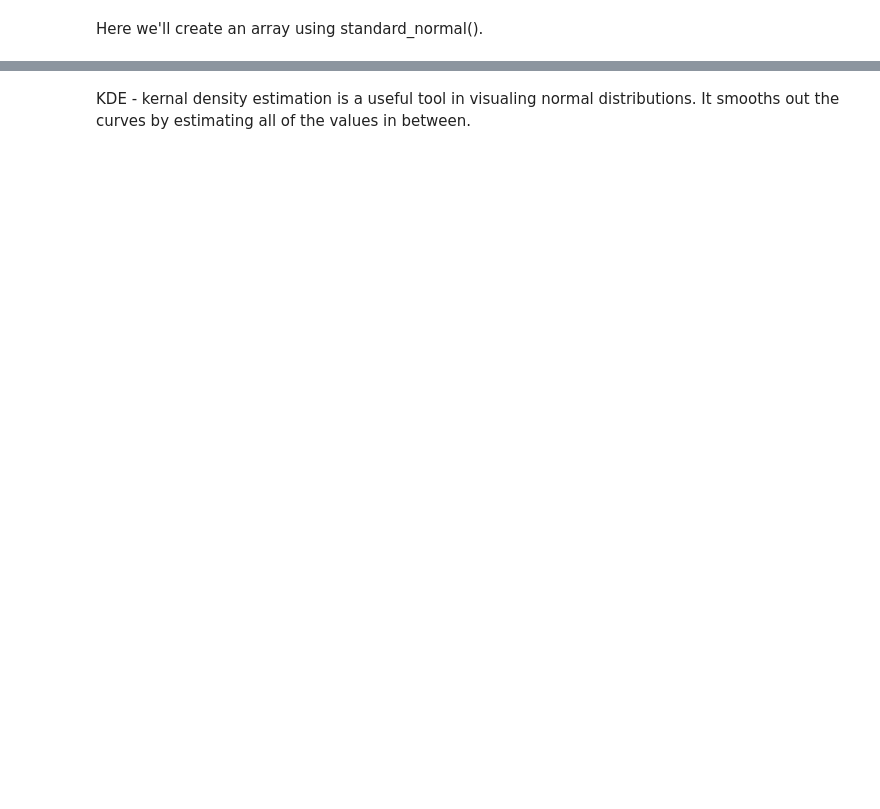
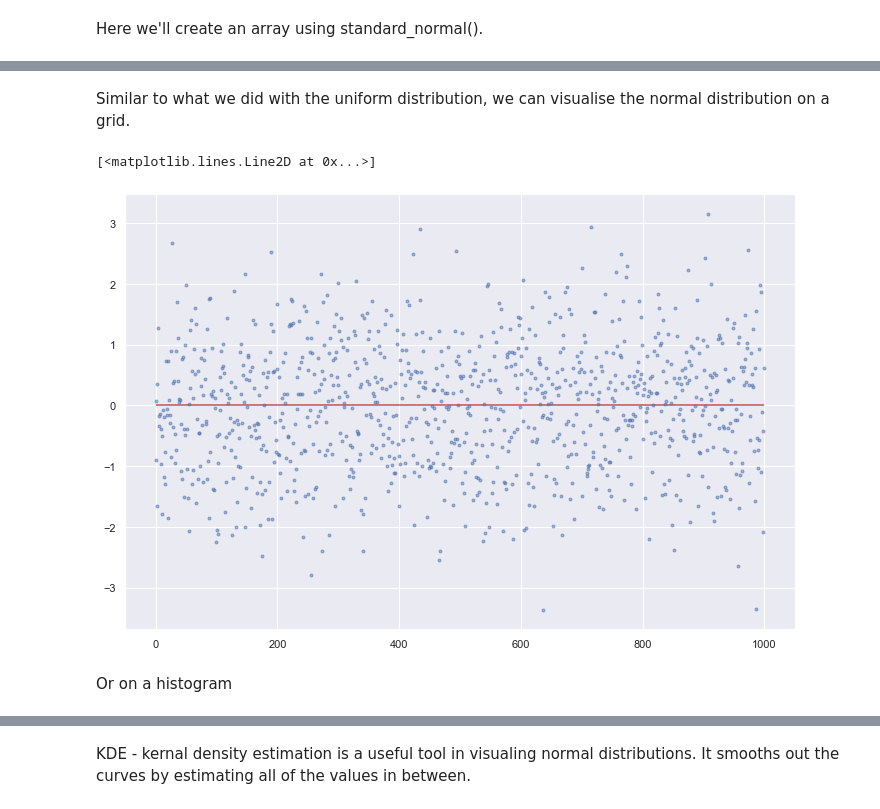
Before and after one commit to Caoimhinv/NumPy_Assignment, a Jupyter notebook: numpy.random.ipynb, the cells around one changed output, grey strips where cells are left out. Drawn from its saved outputs; the diff is of its cells as text; code cells hidden in the pictures; blank space fills up the shorter version.

```diff
--- a/numpy.random.ipynb
+++ b/numpy.random.ipynb
@@ -323,3 +401,19 @@ z
+# %% [markdown]
+Similar to what we did with the uniform distribution, we can visualise the normal distribution on a grid.
+# %%
+# standard normal distribution generation for 1000 samples
+normal = rng.standard_normal(size=1000)
+
+# draws a straight red line across the mean value - 0 in this case
+plt.hlines(0, 0, 1000, colors='r') # baseline
+
+# plots the normal values on a grid with blue dots
+plt.plot(normal, 'b.', alpha=0.5)
+# %% [output]
+[<matplotlib.lines.Line2D at 0x...>]
+[figure, added]
+# %% [markdown]
+Or on a histogram
 # %%
 # creates a histogram for z
 sns.histplot(z).set_title("Normal Distribution");
```
Also changed, not shown: parts of 71 cells of this notebook.
